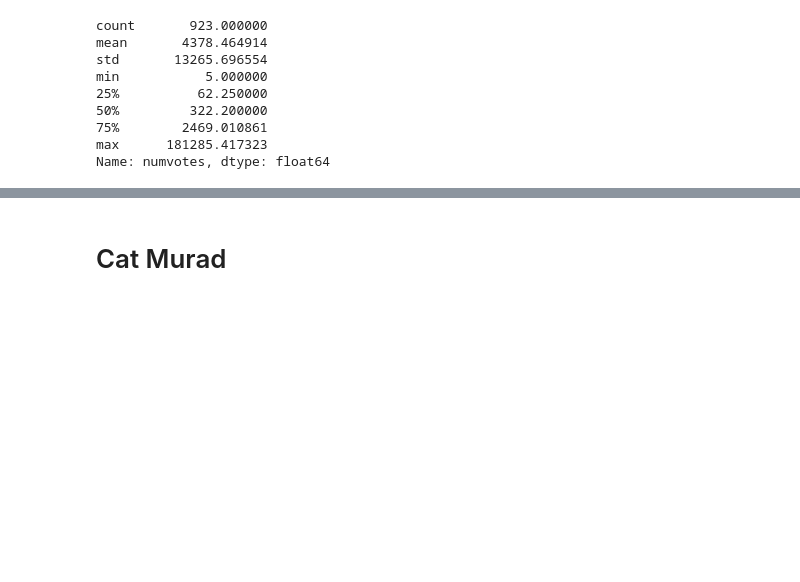
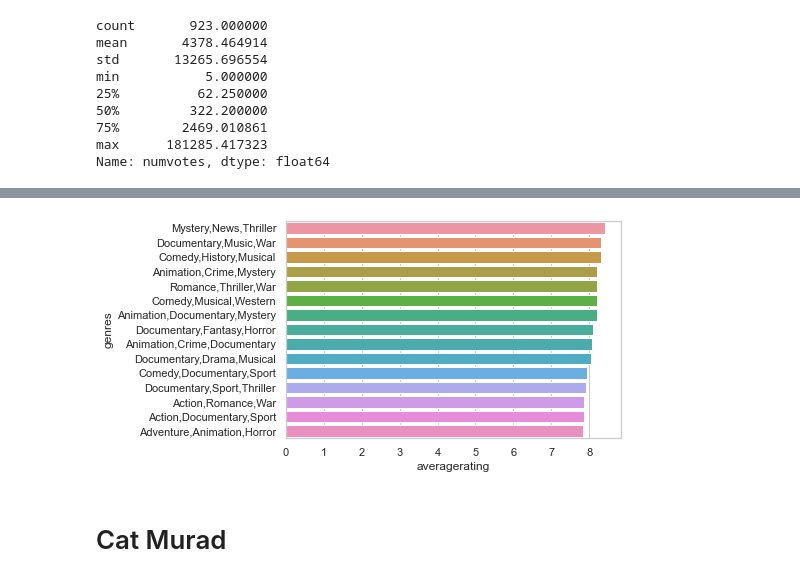
Before and after one commit to mehince/group-1-capstone, a Jupyter notebook: student.ipynb, the cells around one changed output, grey strips where cells are left out. Drawn from its saved outputs; the diff is of its cells as text; code cells hidden in the pictures; blank space fills up the shorter version.

```diff
--- a/student.ipynb
+++ b/student.ipynb
@@ -53,3 +45,9 @@ sorted_by_avg[sorted_by_avg['numvotes'] >= 62].head(15)
+# %%
+# bar chart for movie ratings
+# need to clean this one up as well
+sns.barplot(x = 'averagerating', y = 'genres', data=sorted_avg_higher_votes);
+# %% [output]
+[figure, added]
 # %% [markdown]
 # Cat Murad
 # %% [markdown]
```
Also changed, not shown: parts of 2 cells of this notebook.
